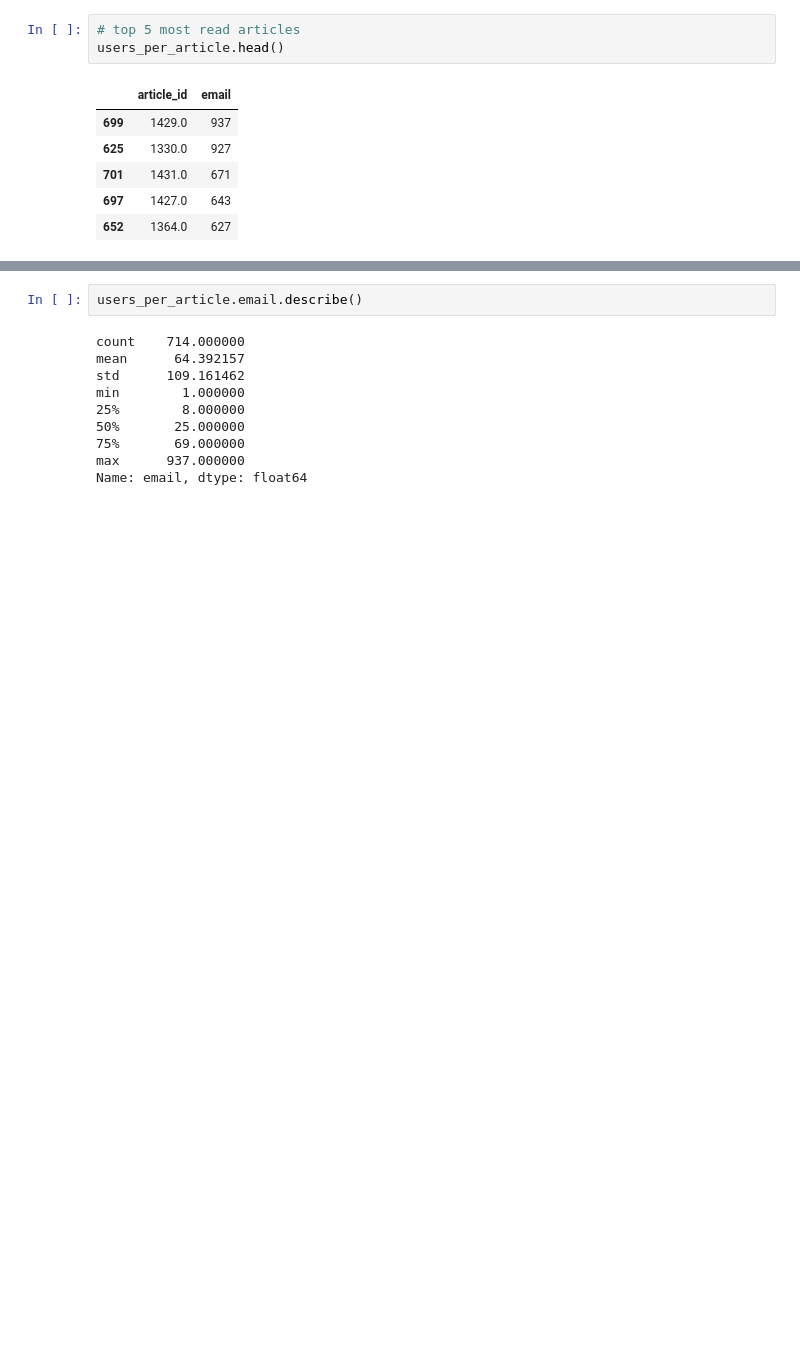
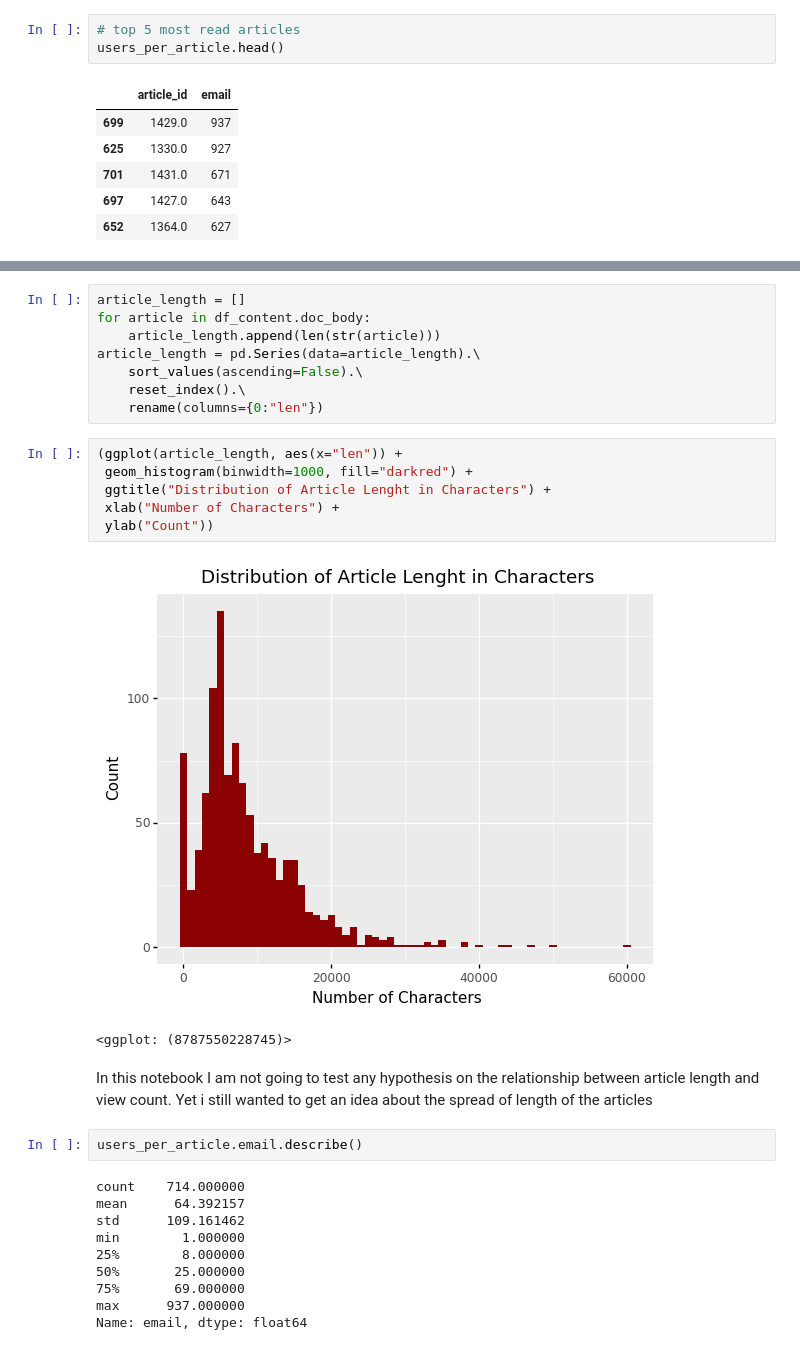
Before and after one commit to tugberkcapraz/ibm_recommender, a Jupyter notebook: Recommendations_with_IBM.ipynb, the cells around one changed output, grey strips where cells are left out. Cells and saved outputs as stored; diff of their text form; blank space fills up the shorter version.

```diff
--- a/Recommendations_with_IBM.ipynb
+++ b/Recommendations_with_IBM.ipynb
@@ -143,3 +157,22 @@ plt.show();
+# %%
+article_length = []
+for article in df_content.doc_body:
+    article_length.append(len(str(article)))
+article_length = pd.Series(data=article_length).\
+    sort_values(ascending=False).\
+    reset_index().\
+    rename(columns={0:"len"})
+# %%
+(ggplot(article_length, aes(x="len")) +
+ geom_histogram(binwidth=1000, fill="darkred") +
+ ggtitle("Distribution of Article Lenght in Characters") +
+ xlab("Number of Characters") +
+ ylab("Count"))
+# %% [output]
+[figure, added]
+<ggplot: (8787550228745)>
+# %% [markdown]
+In this notebook I am not going to test any hypothesis on the relationship between article length and view count. Yet i still wanted to get an idea about the spread of length of the articles
 # %%
 users_per_article.email.describe()
 # %% [output]
```
Also changed, not shown: parts of 47 cells of this notebook, 3 other files.
